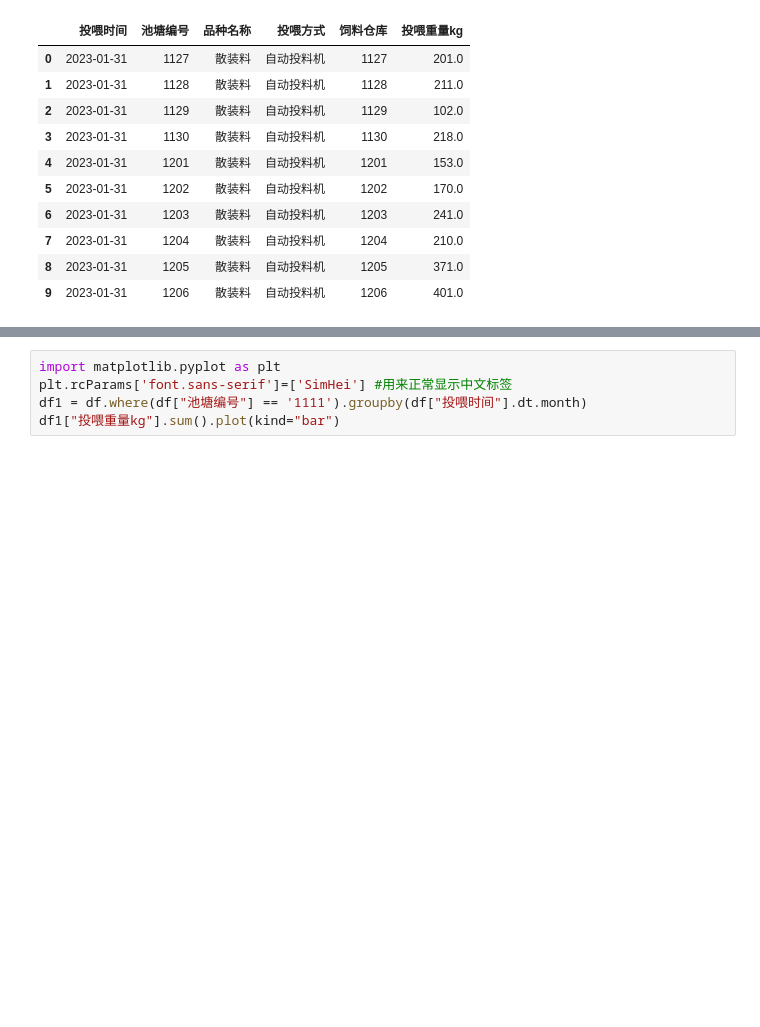
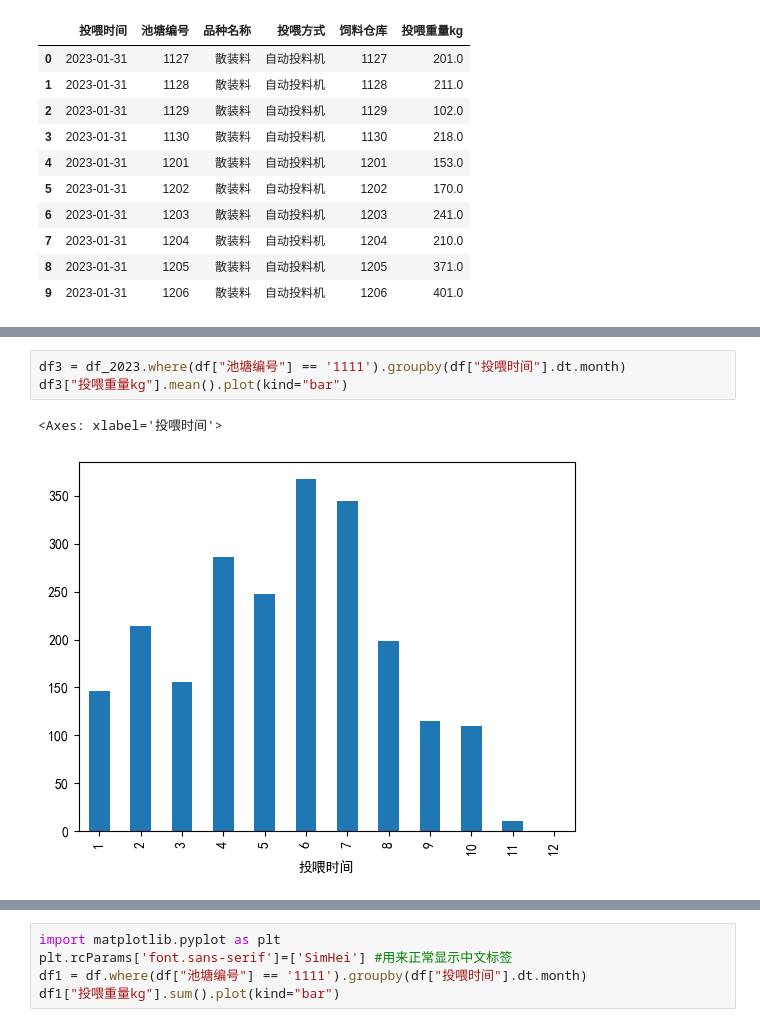
Before and after one commit to davidsxf/Python-for-Data-Analysis, a Jupyter notebook: fishFeedStock.ipynb, the cells around one changed output, grey strips where cells are left out. Drawn from its saved outputs; the diff is of its cells as text; blank space fills up the shorter version.

```diff
--- a/fishFeedStock.ipynb
+++ b/fishFeedStock.ipynb
@@ -28,0 +66,6 @@ df.head(10)
+# %%
+df3 = df_2023.where(df["池塘编号"] == '1111').groupby(df["投喂时间"].dt.month)
+df3["投喂重量kg"].mean().plot(kind="bar")
+# %% [output]
+<Axes: xlabel='投喂时间'>
+[figure, added]
```
Also changed, not shown: parts of 15 cells of this notebook, 22 other files.
